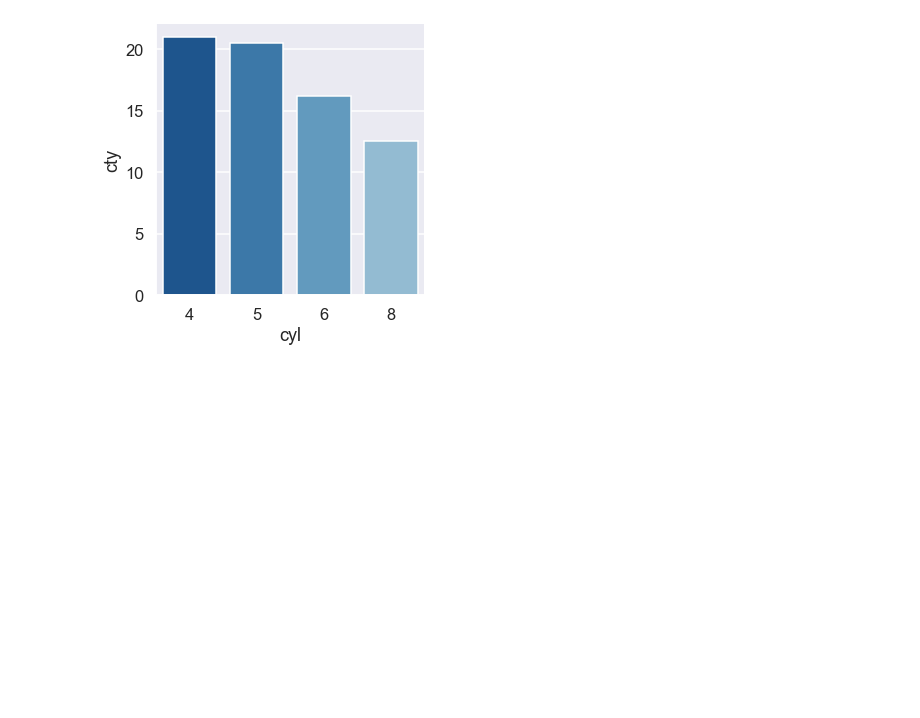
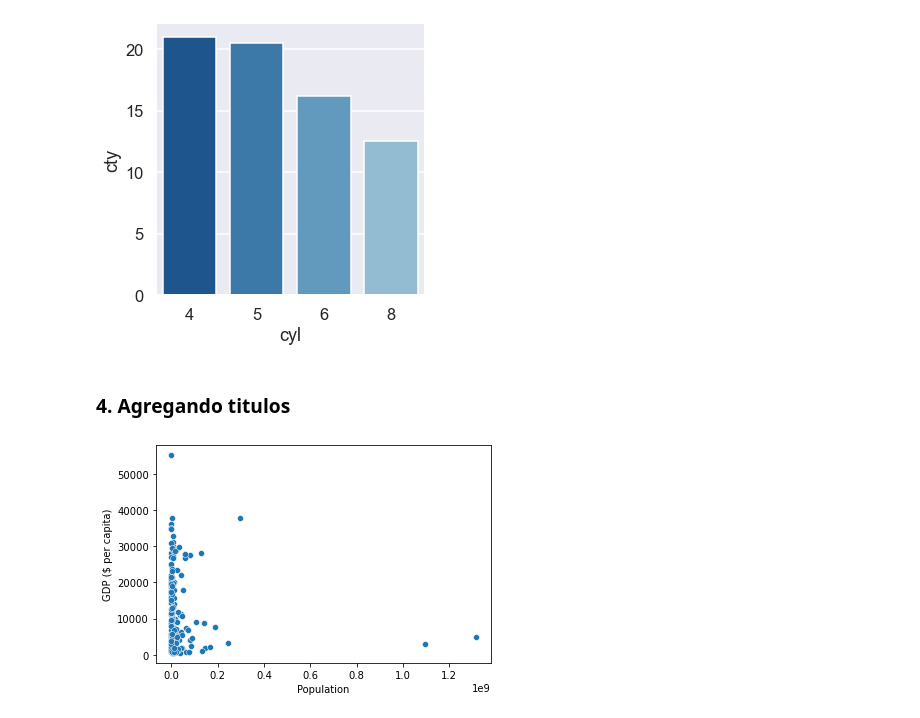
Before and after one commit to JuanFeA98/DataCamp, a Jupyter notebook: Visualization with Seaborn/04. Customizing Seaborn plots.ipynb, the cells around one changed output. Saved outputs shown, nothing was run; the diff lists cells and outputs as text; code cells hidden in the pictures; blank space fills up the shorter version.

```diff
--- a/Visualization with Seaborn/04. Customizing Seaborn plots.ipynb
+++ b/Visualization with Seaborn/04. Customizing Seaborn plots.ipynb
@@ -98,3 +98,18 @@ sns.catplot(
 plt.show()
 # %% [output]
 [figure]
+# %% [markdown]
+### **4. Agregando titulos**
+# %%
+df = pd.read_csv('Datos/countries-of-the-world.csv')
+# %%
+df['Birthrate'] = df['Birthrate'].str.replace(',', '.')
+df['Birthrate'] = df['Birthrate'].apply(lambda x: float(x))
+# %%
+g = sns.scatterplot(
+    data=df,
+    x='Population',
+    y='GDP ($ per capita)',
+    )
+# %% [output]
+[figure, added]
```
Also changed, not shown: parts of 2 cells of this notebook.
